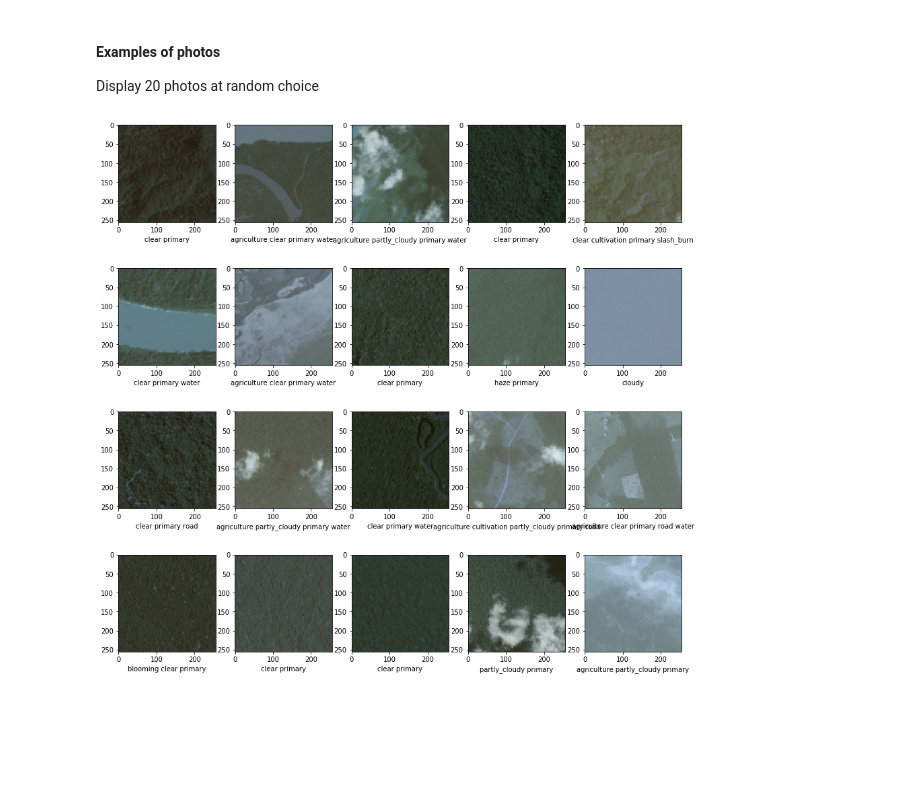
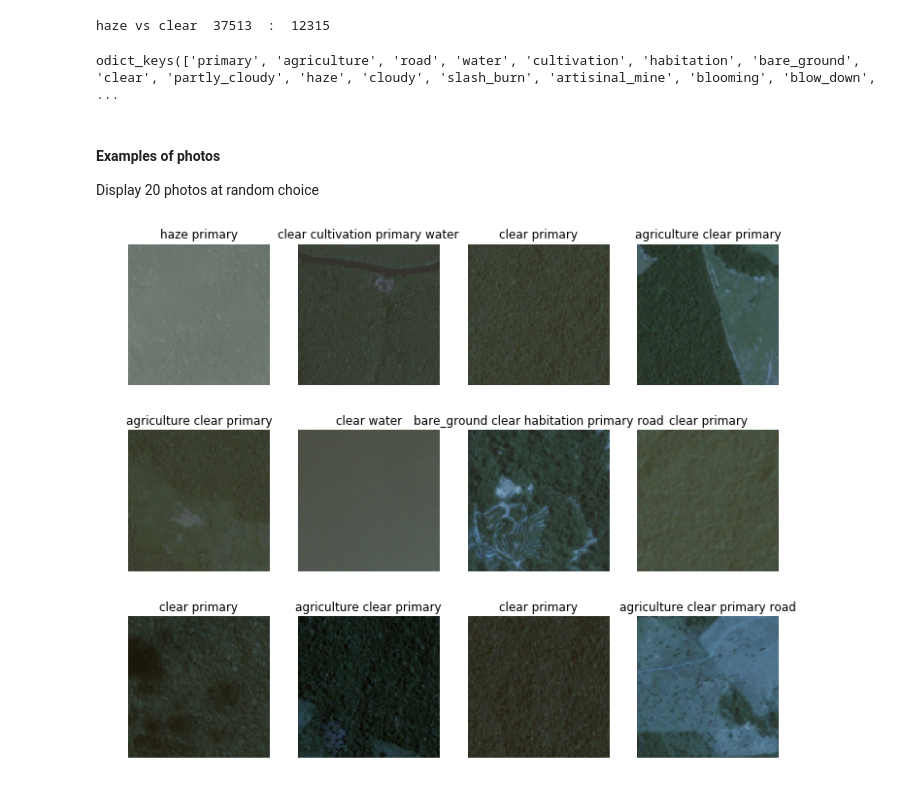
Before and after one commit to mumuxi15/02-Data-Science-Project, a Jupyter notebook: Multilabel image classification/EDA.ipynb, the cells around one changed output. Saved outputs shown, nothing was run; the diff lists cells and outputs as text; code cells hidden in the pictures; blank space fills up the shorter version.

```diff
--- a/Multilabel image classification/EDA.ipynb
+++ b/Multilabel image classification/EDA.ipynb
@@ -61,18 +58,28 @@ haze vs clear  2697  :  28431
+# %%
+print ('haze vs clear ',tags['primary'],' : ',tags['agriculture'])
+#                                                    'primary', 'agriculture', 'road', 'water','cultivation', 'habitation','bare_ground',
+#                     'conventional_mine', 'selective_logging', 'artisinal_mine', 'blooming','slash_burn', 'blow_down'
+tags.keys()
+# %% [output]
+haze vs clear  37513  :  12315
+odict_keys(['primary', 'agriculture', 'road', 'water', 'cultivation', 'habitation', 'bare_ground', 'clear', 'partly_cloudy', 'haze', 'cloudy', 'slash_burn', 'artisinal_mine', 'blooming', 'blow_down',  ...
 # %% [markdown]
 #### Examples of photos
 Display 20 photos at random choice
 # %%
 def display_photos(rows,columns):
-    fig = plt.figure(figsize=(15, 15))
+    fig = plt.figure(figsize=(12, 10))
     for i in range(1, columns*rows +1):
         img_id = np.random.randint(20000)
         path = kaggle_path+f'train-jpg/train_{img_id}.jpg'
         img  = cv2.imread(path)
         ax = fig.add_subplot(rows, columns, i)
-        ax.set_xlabel(labels.tags[img_id])
+        ax.set_axis_off()
+        ax.set_title(labels.tags[img_id])
+
         plt.imshow(img)
     plt.show()
 
-display_photos(rows=4,columns=5)
+display_photos(rows=3,columns=4)
 # %% [output]
-[figure, old version]
+[figure, new version]
```
Also changed, not shown: parts of 7 cells of this notebook, 2 other files.
